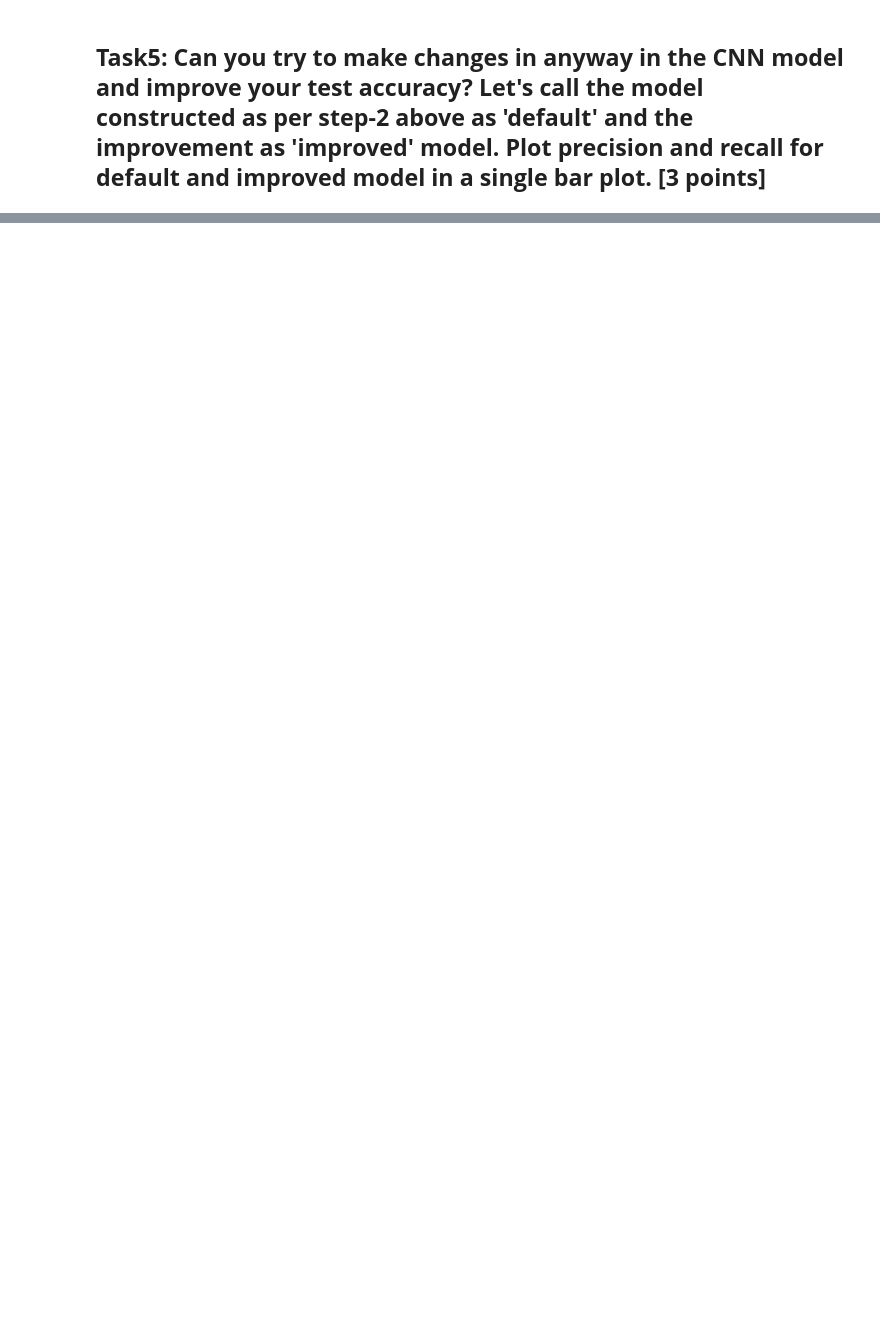
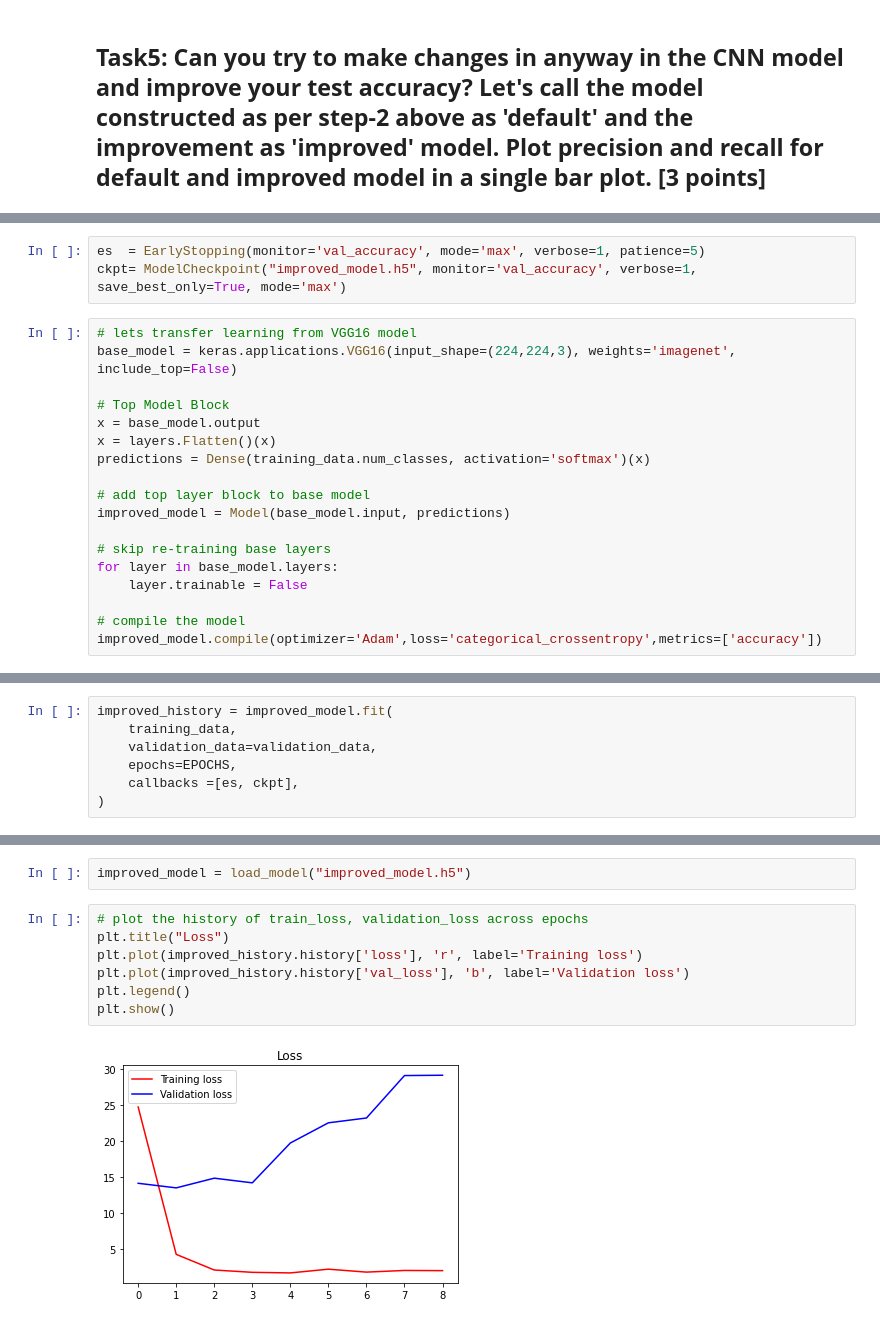
Before and after one commit to sudheendrantl/Python-Notebooks-BITS-Assignments, a Jupyter notebook: Deep Learning and ANN Assignment2 2020AIML003.ipynb, the cells around one changed output, grey strips where cells are left out. Cells and saved outputs as stored; diff of their text form; blank space fills up the shorter version.

```diff
--- a/Deep Learning and ANN Assignment2 2020AIML003.ipynb
+++ b/Deep Learning and ANN Assignment2 2020AIML003.ipynb
@@ -140,0 +197,21 @@ print(result)
+# %%
+es  = EarlyStopping(monitor='val_accuracy', mode='max', verbose=1, patience=5)
+ckpt= ModelCheckpoint("improved_model.h5", monitor='val_accuracy', verbose=1, save_best_only=True, mode='max')
+# %%
+# lets transfer learning from VGG16 model
+base_model = keras.applications.VGG16(input_shape=(224,224,3), weights='imagenet', include_top=False)
+
+# Top Model Block
+x = base_model.output
+x = layers.Flatten()(x)
+predictions = Dense(training_data.num_classes, activation='softmax')(x)
+
+# add top layer block to base model
+improved_model = Model(base_model.input, predictions)
+
+# skip re-training base layers
+for layer in base_model.layers:
+    layer.trainable = False
+
+# compile the model
+improved_model.compile(optimizer='Adam',loss='categorical_crossentropy',metrics=['accuracy'])
@@ -140,0 +239,7 @@ print(result)
+# %%
+improved_history = improved_model.fit(
+    training_data,
+    validation_data=validation_data,
+    epochs=EPOCHS,
+    callbacks =[es, ckpt],
+)
@@ -140,0 +264,11 @@ print(result)
+# %%
+improved_model = load_model("improved_model.h5")
+# %%
+# plot the history of train_loss, validation_loss across epochs
+plt.title("Loss")
+plt.plot(improved_history.history['loss'], 'r', label='Training loss')
+plt.plot(improved_history.history['val_loss'], 'b', label='Validation loss')
+plt.legend()
+plt.show()
+# %% [output]
+[figure, added]
```
Also changed, not shown: parts of 34 cells of this notebook, 20 other files.
